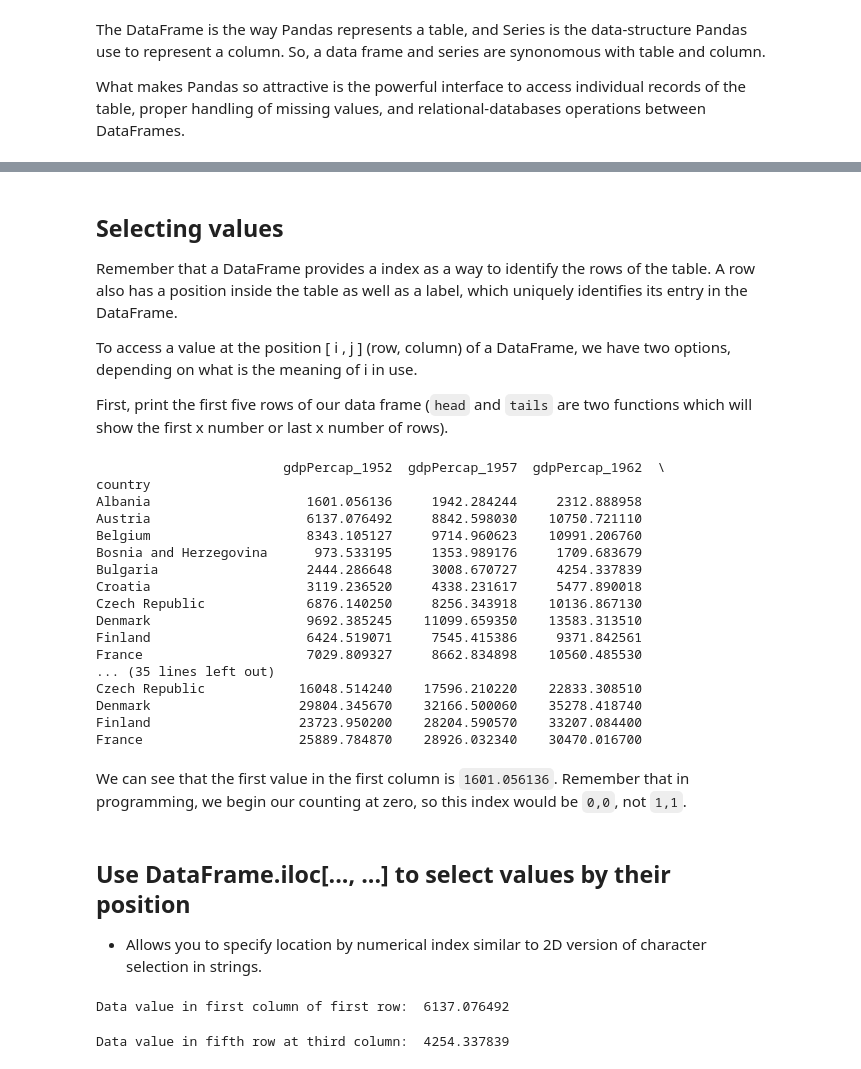
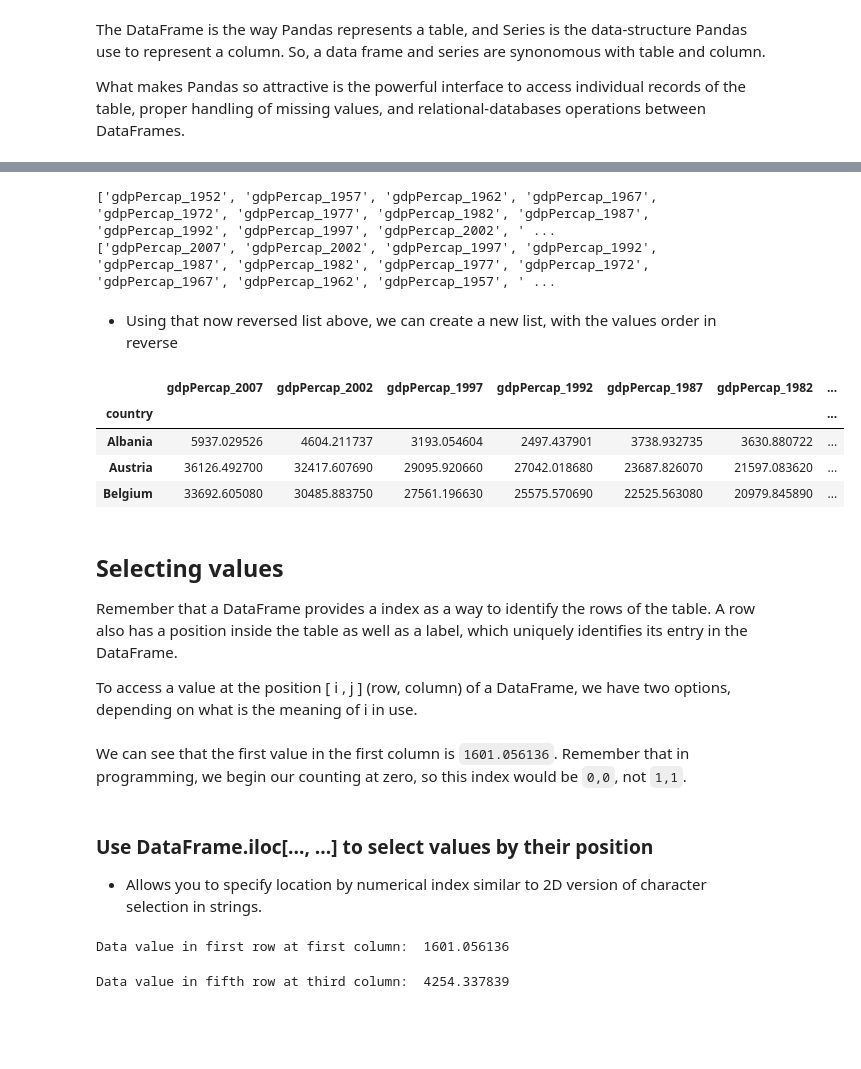
Before and after one commit to UA-Carpentries-Workshops/2018-02-10-Tucson, a Jupyter notebook: python_lessons/05 - Pandas Data Frames.ipynb, the cells around one changed output, grey strips where cells are left out. Drawn from its saved outputs; the diff is of its cells as text; code cells hidden in the pictures; blank space fills up the shorter version.

```diff
--- a/python_lessons/05 - Pandas Data Frames.ipynb
+++ b/python_lessons/05 - Pandas Data Frames.ipynb
@@ -8,41 +186,36 @@ What makes Pandas so attractive is the powerful interface to access individual r
+# %%
+cols = list(df.columns)
+print( cols )
+
+cols.reverse()
+print ( cols )
+# %% [output]
+['gdpPercap_1952', 'gdpPercap_1957', 'gdpPercap_1962', 'gdpPercap_1967', 'gdpPercap_1972', 'gdpPercap_1977', 'gdpPercap_1982', 'gdpPercap_1987', 'gdpPercap_1992', 'gdpPercap_1997', 'gdpPercap_2002', ' ...
+['gdpPercap_2007', 'gdpPercap_2002', 'gdpPercap_1997', 'gdpPercap_1992', 'gdpPercap_1987', 'gdpPercap_1982', 'gdpPercap_1977', 'gdpPercap_1972', 'gdpPercap_1967', 'gdpPercap_1962', 'gdpPercap_1957', ' ...
+# %% [markdown]
+* Using that now reversed list above, we can create a new list, with the values order in reverse
+# %%
+new_df = df[cols]
+new_df.head(3)
+# %% [output]
+|  | gdpPercap_2007 | gdpPercap_2002 | gdpPercap_1997 | gdpPercap_1992 | gdpPercap_1987 | gdpPercap_1982 | ... |
+| country |  |  |  |  |  |  | ... |
+| Albania | 5937.029526 | 4604.211737 | 3193.054604 | 2497.437901 | 3738.932735 | 3630.880722 | ... |
+| Austria | 36126.492700 | 32417.607690 | 29095.920660 | 27042.018680 | 23687.826070 | 21597.083620 | ... |
+| Belgium | 33692.605080 | 30485.883750 | 27561.196630 | 25575.570690 | 22525.563080 | 20979.845890 | ... |
 # %% [markdown]
 ## Selecting values
 
 Remember that a DataFrame provides a index as a way to identify the rows of the table. A row also has a position inside the table as well as a label, which uniquely identifies its entry in the DataFrame.
 
 To access a value at the position [ i , j ] (row, column) of a DataFrame, we have two options, depending on what is the meaning of i in use.
-
-
-First, print the first five rows of our data frame (`head` and `tails` are two functions which will show the first x number or last x number of rows).
-# %%
-import pandas
-df = pandas.read_csv('../data/gapminder_gdp_europe.csv', index_col='country')
-print(df.head(10))
-# %% [output]
-                        gdpPercap_1952  gdpPercap_1957  gdpPercap_1962  \
-country
-Albania                    1601.056136     1942.284244     2312.888958
-Austria                    6137.076492     8842.598030    10750.721110
-Belgium                    8343.105127     9714.960623    10991.206760
-Bosnia and Herzegovina      973.533195     1353.989176     1709.683679
-Bulgaria                   2444.286648     3008.670727     4254.337839
-Croatia                    3119.236520     4338.231617     5477.890018
-Czech Republic             6876.140250     8256.343918    10136.867130
-Denmark                    9692.385245    11099.659350    13583.313510
-Finland                    6424.519071     7545.415386     9371.842561
-France                     7029.809327     8662.834898    10560.485530
-... (35 lines left out)
-Czech Republic            16048.514240    17596.210220    22833.308510
-Denmark                   29804.345670    32166.500060    35278.418740
-Finland                   23723.950200    28204.590570    33207.084400
-France                    25889.784870    28926.032340    30470.016700
 # %% [markdown]
 We can see that the first value in the first column is `1601.056136`. Remember that in programming, we begin our counting at zero, so this index would be `0,0`, not `1,1`.
 # %% [markdown]
-## Use DataFrame.iloc[..., ...] to select values by their position
+### Use DataFrame.iloc[..., ...] to select values by their position
 * Allows you to specify location by numerical index similar to 2D version of character selection in strings.
 # %%
-print("\nData value in first row at first column: ", data.iloc[0, 0])
+print("\nData value in first row at first column: ", df.iloc[0, 0])
 # %% [output]
-Data value in first column of first row:  6137.076492
+Data value in first row at first column:  1601.056136
 # %%
```
Also changed, not shown: parts of 60 cells of this notebook.
